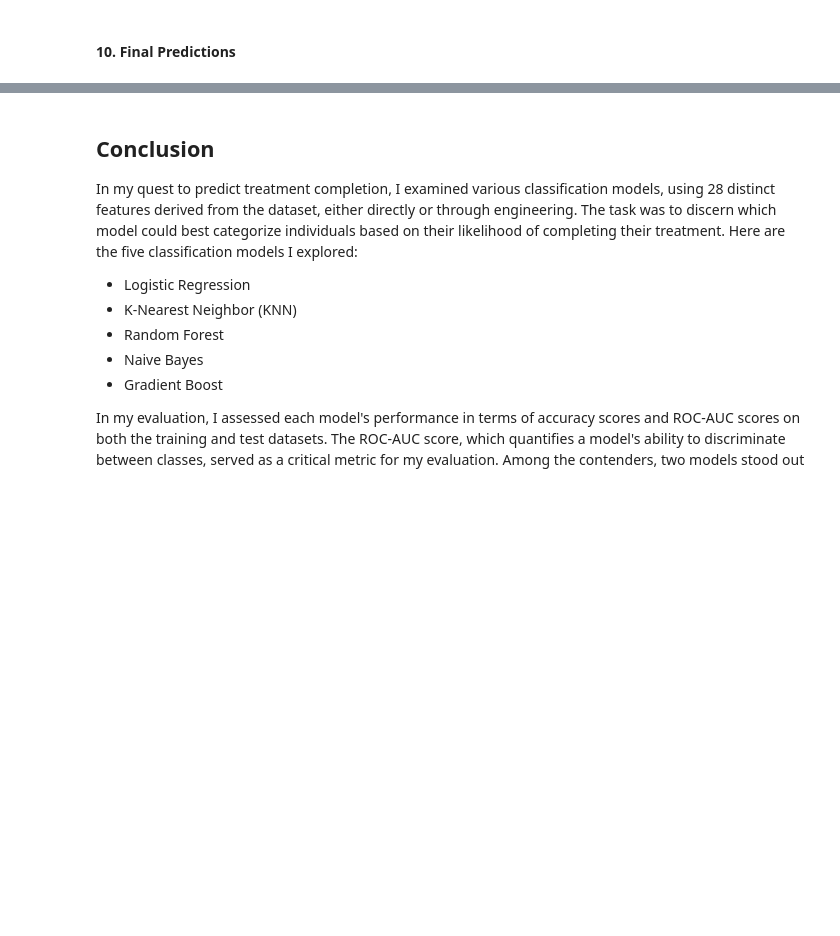
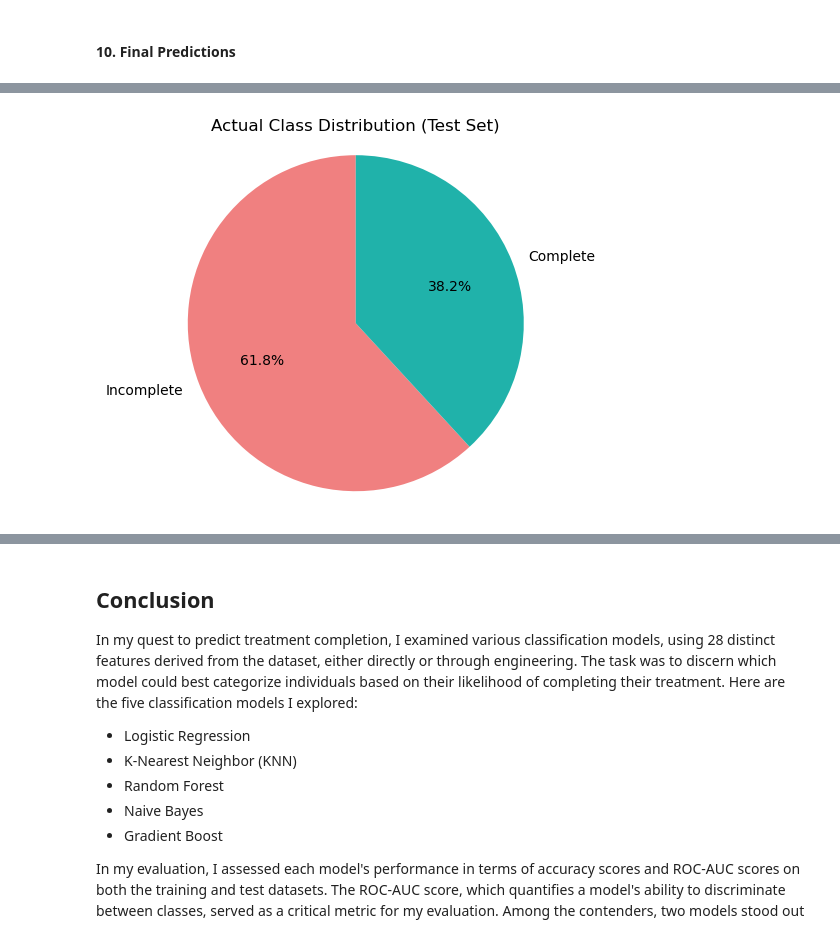
Before and after one commit to patricotyrell/Predicting-Treatment-Success, a Jupyter notebook: data/Capstone 2 - Substance Use Treatment - Modeling.ipynb, the cells around one changed output, grey strips where cells are left out. Drawn from its saved outputs; the diff is of its cells as text; code cells hidden in the pictures; blank space fills up the shorter version.

```diff
--- a/data/Capstone 2 - Substance Use Treatment - Modeling.ipynb
+++ b/data/Capstone 2 - Substance Use Treatment - Modeling.ipynb
@@ -532,0 +543,17 @@ predictions_df.to_csv('final_rf_predictions.csv', index=False)
+# %%
+# Calculating the distribution of actual outcomes in y_test
+unique, counts = np.unique(y_test, return_counts=True)
+labels = ['Incomplete', 'Complete']
+sizes = counts
+colors=['lightcoral', 'lightseagreen']
+
+# Create a pie chart
+fig1, ax1 = plt.subplots()
+ax1.pie(sizes, labels=labels, colors=colors, autopct='%1.1f%%', startangle=90
+ax1.set_title("Actual Class Distribution (Test Set)")
+
+# Equal aspect ratio ensures that pie is drawn as a circle.
+ax1.axis('equal')
+plt.show()
+# %% [output]
+[figure, added]
```
Also changed, not shown: parts of 3 cells of this notebook.
